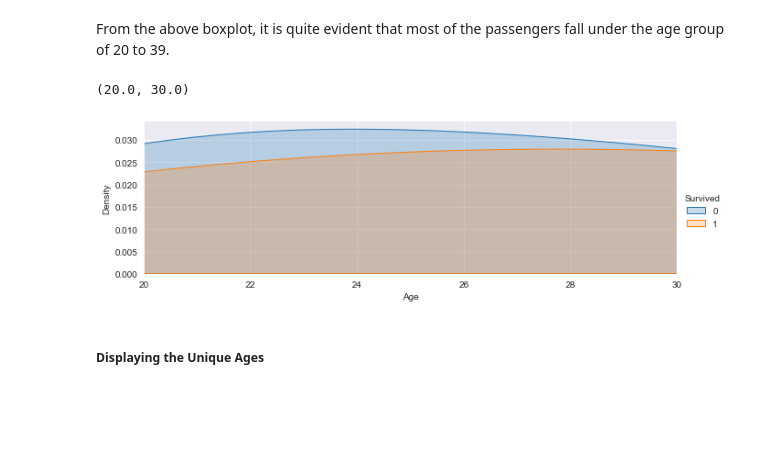
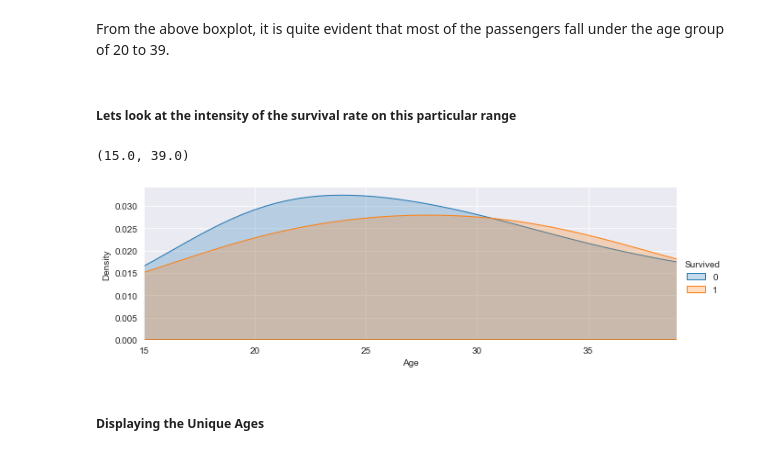
Before and after one commit to prakriti42/TITANIE, a Jupyter notebook: Data Refinement.ipynb, the cells around one changed output. Cells and saved outputs as stored; diff of their text form; code cells hidden in the pictures; blank space fills up the shorter version.

```diff
--- a/Data Refinement.ipynb
+++ b/Data Refinement.ipynb
@@ -162,15 +162,17 @@ sns.boxplot(x=data["Age"])
 [figure]
 # %% [markdown]
 From the above boxplot, it is quite evident that most of the passengers fall under the age group of 20 to 39.
-# %%
-fac = sns.FacetGrid(data,hue = "Survived", aspect = 3)
-fac.map(sns.kdeplot,'Age',shade=True)
-fac.set(xlim=(0,data["Age"].max()))
-fac.add_legend()
-plt.xlim(20,30)
-# %% [output]
-(20.0, 30.0)
-[figure, removed]
+# %% [markdown]
+##### Lets look at the intensity of the survival rate on this particular range
+# %%
+fac = sns.FacetGrid(data,hue = "Survived", aspect = 3)
+fac.map(sns.kdeplot,'Age',shade=True)
+fac.set(xlim=(0,data["Age"].max()))
+fac.add_legend()
+plt.xlim(15,39)
+# %% [output]
+(15.0, 39.0)
+[figure, added]
 # %% [markdown]
 #####  Displaying the Unique Ages
 # %%
```
Also changed, not shown: parts of 18 cells of this notebook, 2 other files.
